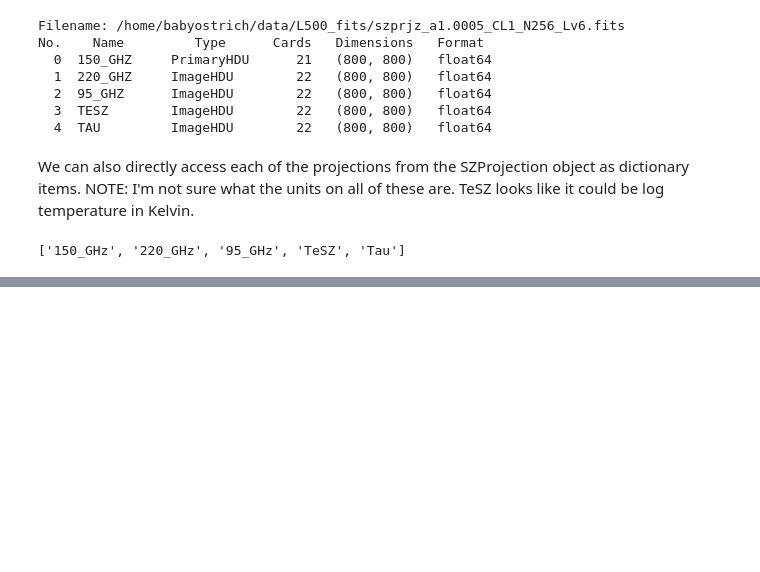
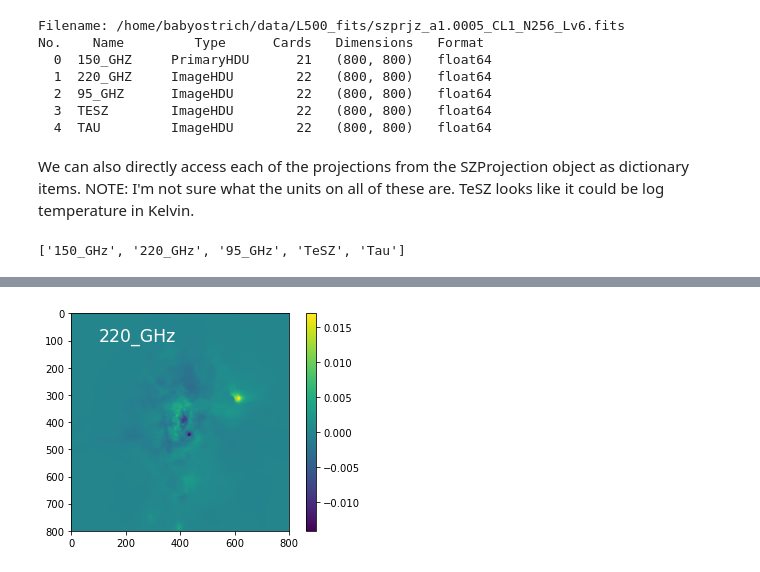
Before and after one commit to cavestruz/SZmaps, a Jupyter notebook: notebooks/SZProjectionFromYT.ipynb, the cells around one changed output, grey strips where cells are left out. Saved outputs shown, nothing was run; the diff lists cells and outputs as text; code cells hidden in the pictures; blank space fills up the shorter version.

```diff
--- a/notebooks/SZProjectionFromYT.ipynb
+++ b/notebooks/SZProjectionFromYT.ipynb
@@ -120,0 +115,4 @@ render_szproj('Tau')
+# %%
+render_labeled(szprj['220_GHz'],label='220_GHz',label_loc=(100,100))
+# %% [output]
+[figure, added]
```
Also changed, not shown: parts of 15 cells of this notebook.
